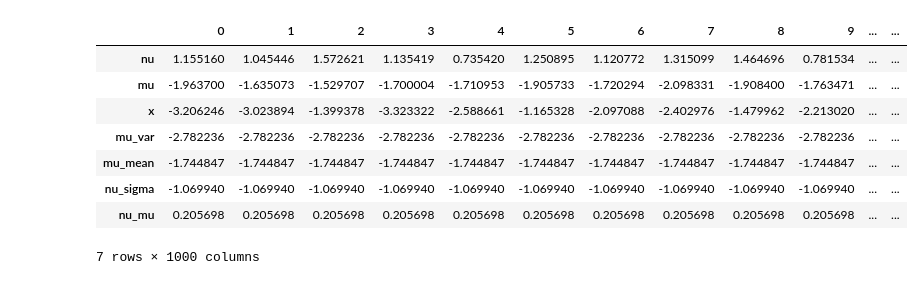
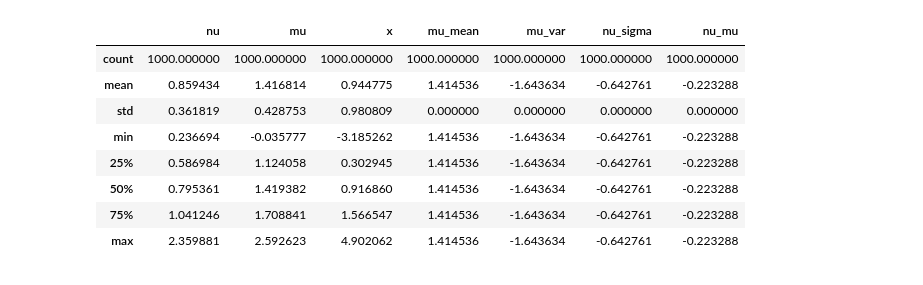
Before and after one commit to LucaAmbrogioni/Brancher, a Jupyter notebook: examples/notebooks/Intro.ipynb, the cells around one changed output. Saved outputs shown, nothing was run; the diff lists cells and outputs as text; code cells hidden in the pictures.

```diff
--- a/examples/notebooks/Intro.ipynb
+++ b/examples/notebooks/Intro.ipynb
@@ -15,15 +15,14 @@ from brancher import inference
 import brancher.functions as BF
 # %%
 # Real model
+mu_real = 1.
 nu_real = 1.
-mu_real = -2.
-x_real = NormalVariable(mu_real, nu_real, "x_real")
 
-# Normal model
+# Probabilistic model
+mu = NormalVariable(0., 2., "mu")
 nu = LogNormalVariable(0., 1., "nu")
-mu = NormalVariable(0., 10., "mu")
-x = NormalVariable(mu, nu, "x")
-model = ProbabilisticModel([x])
+x = NormalVariable(BF.sin(mu), nu, "x") #TODO: Fix unary operator -
+model = ProbabilisticModel([x]) #FIx Repetitions in summary
 
-model
+model.model_summary
 # %% [output]
@@ -90,14 +94,14 @@ loss_list = model.diagnostics["loss curve"]
 # %%
 # print posterior sample
-post_samples = model.get_posterior_sample(1000)
-post_samples
+post_sample = model.get_posterior_sample(1000)
+post_sample.describe()
 # %% [output]
-|  | 0 | 1 | 2 | 3 | 4 | 5 | 6 | 7 | 8 | 9 | ... | ... |
-| nu | 1.155160 | 1.045446 | 1.572621 | 1.135419 | 0.735420 | 1.250895 | 1.120772 | 1.315099 | 1.464696 | 0.781534 | ... | ... |
-| mu | -1.963700 | -1.635073 | -1.529707 | -1.700004 | -1.710953 | -1.905733 | -1.720294 | -2.098331 | -1.908400 | -1.763471 | ... | ... |
-| x | -3.206246 | -3.023894 | -1.399378 | -3.323322 | -2.588661 | -1.165328 | -2.097088 | -2.402976 | -1.479962 | -2.213020 | ... | ... |
-| mu_var | -2.782236 | -2.782236 | -2.782236 | -2.782236 | -2.782236 | -2.782236 | -2.782236 | -2.782236 | -2.782236 | -2.782236 | ... | ... |
-| mu_mean | -1.744847 | -1.744847 | -1.744847 | -1.744847 | -1.744847 | -1.744847 | -1.744847 | -1.744847 | -1.744847 | -1.744847 | ... | ... |
-| nu_sigma | -1.069940 | -1.069940 | -1.069940 | -1.069940 | -1.069940 | -1.069940 | -1.069940 | -1.069940 | -1.069940 | -1.069940 | ... | ... |
-| nu_mu | 0.205698 | 0.205698 | 0.205698 | 0.205698 | 0.205698 | 0.205698 | 0.205698 | 0.205698 | 0.205698 | 0.205698 | ... | ... |
+|  | nu | mu | x | mu_mean | mu_var | nu_sigma | nu_mu |
+| count | 1000.000000 | 1000.000000 | 1000.000000 | 1000.000000 | 1000.000000 | 1000.000000 | 1000.000000 |
+| mean | 0.859434 | 1.416814 | 0.944775 | 1.414536 | -1.643634 | -0.642761 | -0.223288 |
+| std | 0.361819 | 0.428753 | 0.980809 | 0.000000 | 0.000000 | 0.000000 | 0.000000 |
+| min | 0.236694 | -0.035777 | -3.185262 | 1.414536 | -1.643634 | -0.642761 | -0.223288 |
+| 25% | 0.586984 | 1.124058 | 0.302945 | 1.414536 | -1.643634 | -0.642761 | -0.223288 |
+| 50% | 0.795361 | 1.419382 | 0.916860 | 1.414536 | -1.643634 | -0.642761 | -0.223288 |
+| 75% | 1.041246 | 1.708841 | 1.566547 | 1.414536 | -1.643634 | -0.642761 | -0.223288 |
+| max | 2.359881 | 2.592623 | 4.902062 | 1.414536 | -1.643634 | -0.642761 | -0.223288 |
-7 rows × 1000 columns
```
Also changed, not shown: parts of 10 cells of this notebook, 3 other files.
